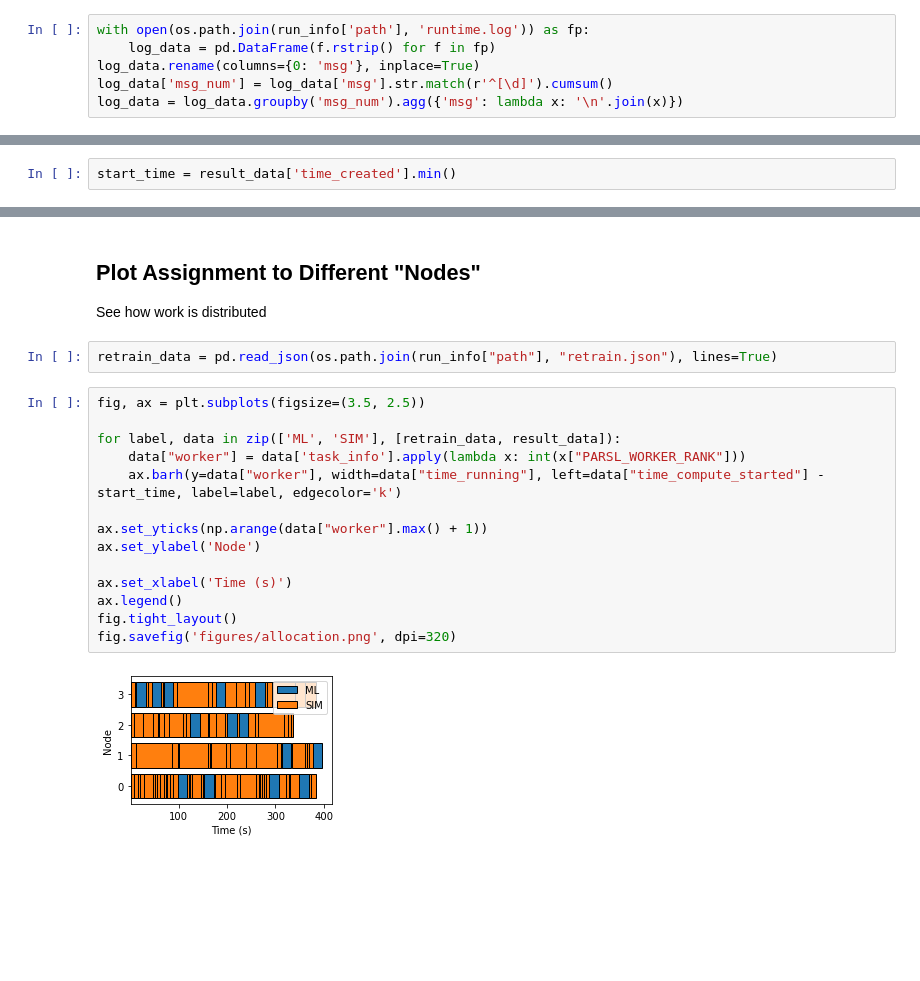
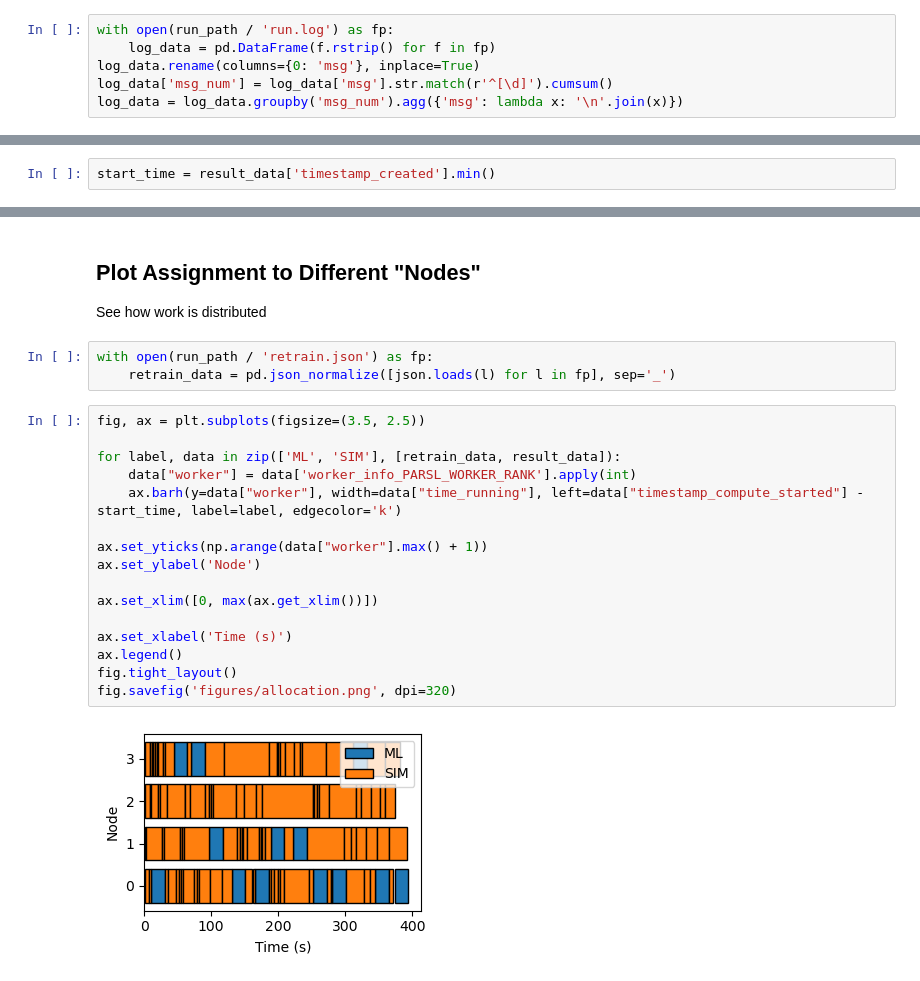
Before and after one commit to exalearn/colmena, a Jupyter notebook: demo_apps/reallocation-example/1_plot-run-data.ipynb, the cells around one changed output, grey strips where cells are left out. Saved outputs shown, nothing was run; the diff lists cells and outputs as text; blank space fills up the shorter version.

```diff
--- a/demo_apps/reallocation-example/1_plot-run-data.ipynb
+++ b/demo_apps/reallocation-example/1_plot-run-data.ipynb
@@ -99,7 +102,7 @@ fig.tight_layout()
 ## Plot the Number of Simulations Being Run at a Time
 We can look at the runtime log to get when simualtions tasks start computing and when they finish
 # %%
-with open(os.path.join(run_info['path'], 'runtime.log')) as fp:
+with open(run_path / 'run.log') as fp:
     log_data = pd.DataFrame(f.rstrip() for f in fp)
 log_data.rename(columns={0: 'msg'}, inplace=True)
 log_data['msg_num'] = log_data['msg'].str.match(r'^[\d]').cumsum()
@@ -117,7 +120,7 @@ start_time = log_data['time'].iloc[0].timestamp()
 # %% [markdown]
 Find the events related to calculations starting and finishing
 # %%
-start_time = result_data['time_created'].min()
+start_time = result_data['timestamp_created'].min()
 # %%
 events = [{'time': 0, 'active_delta': 0}]
 events.extend({'time': t - start_time, 'active_delta': -1} for t in
@@ -186,21 +189,24 @@ fig.savefig('utilization.png', dpi=320)
 # %% [markdown]
 ## Plot Assignment to Different "Nodes"
 See how work is distributed
-# %%
-retrain_data = pd.read_json(os.path.join(run_info["path"], "retrain.json"), lines=True)
+# %%
+with open(run_path / 'retrain.json') as fp:
+    retrain_data = pd.json_normalize([json.loads(l) for l in fp], sep='_')
 # %%
 fig, ax = plt.subplots(figsize=(3.5, 2.5))
 
 for label, data in zip(['ML', 'SIM'], [retrain_data, result_data]):
-    data["worker"] = data['task_info'].apply(lambda x: int(x["PARSL_WORKER_RANK"]))
-    ax.barh(y=data["worker"], width=data["time_running"], left=data["time_compute_started"] - start_time, label=label, edgecolor='k')
+    data["worker"] = data['worker_info_PARSL_WORKER_RANK'].apply(int)
+    ax.barh(y=data["worker"], width=data["time_running"], left=data["timestamp_compute_started"] - start_time, label=label, edgecolor='k')
 
 ax.set_yticks(np.arange(data["worker"].max() + 1))
 ax.set_ylabel('Node')
+
+ax.set_xlim([0, max(ax.get_xlim())])
 
 ax.set_xlabel('Time (s)')
 ax.legend()
 fig.tight_layout()
 fig.savefig('figures/allocation.png', dpi=320)
 # %% [output]
-[figure, old version]
+[figure, new version]
```
Also changed, not shown: parts of 14 cells of this notebook, 34 other files.
